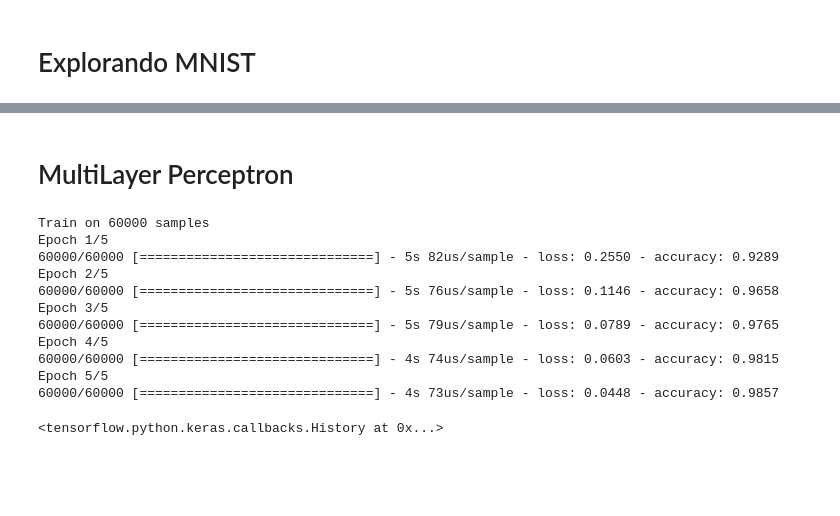
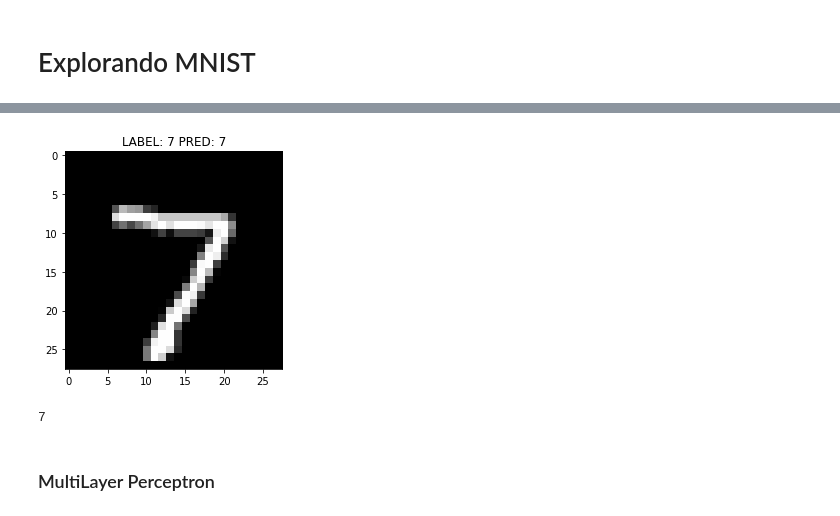
Before and after one commit to tibaes/mnist, a Jupyter notebook: AIDojo.ipynb, the cells around one changed output, grey strips where cells are left out. Saved outputs shown, nothing was run; the diff lists cells and outputs as text; code cells hidden in the pictures; blank space fills up the shorter version.

```diff
--- a/AIDojo.ipynb
+++ b/AIDojo.ipynb
@@ -15,3 +54,8 @@ tf.__version__
+# %%
+def predict(model, X, y, shape=(1, 28, 28), index=0):
+    pred = model.predict(X[index].reshape(shape)).argmax()
+    show_sample(X=X, y=y, index=index, pred=pred)
+    return pred
 # %% [markdown]
 # Explorando MNIST
 # %%
@@ -30,0 +89,8 @@ show_number(6)
+# %%
+perceptron = tf.keras.Sequential([
+    tf.keras.layers.Flatten(input_shape=(28, 28)),
+    tf.keras.layers.Dense(128, activation='relu'),
+    tf.keras.layers.Dense(10)
+])
+# %%
+perceptron = train(perceptron, X_train, y_train, X_test, y_test, epochs=1)
@@ -31,3 +117,8 @@ show_number(6)
+# %%
+predict(perceptron, X_test, y_test, index=0)
+# %% [output]
+[figure, added]
+7
 # %% [markdown]
-# MultiLayer Perceptron
+### MultiLayer Perceptron
 # %%
@@ -45,15 +131,0 @@ model.compile(
-# %%
-model.fit(x_train, y_train, epochs=5)
-# %% [output]
-Train on 60000 samples
-Epoch 1/5
-60000/60000 [==============================] - 5s 82us/sample - loss: 0.2550 - accuracy: 0.9289
-Epoch 2/5
-60000/60000 [==============================] - 5s 76us/sample - loss: 0.1146 - accuracy: 0.9658
-Epoch 3/5
-60000/60000 [==============================] - 5s 79us/sample - loss: 0.0789 - accuracy: 0.9765
-Epoch 4/5
-60000/60000 [==============================] - 4s 74us/sample - loss: 0.0603 - accuracy: 0.9815
-Epoch 5/5
-60000/60000 [==============================] - 4s 73us/sample - loss: 0.0448 - accuracy: 0.9857
-<tensorflow.python.keras.callbacks.History at 0x...>
```
Also changed, not shown: parts of 31 cells of this notebook.
